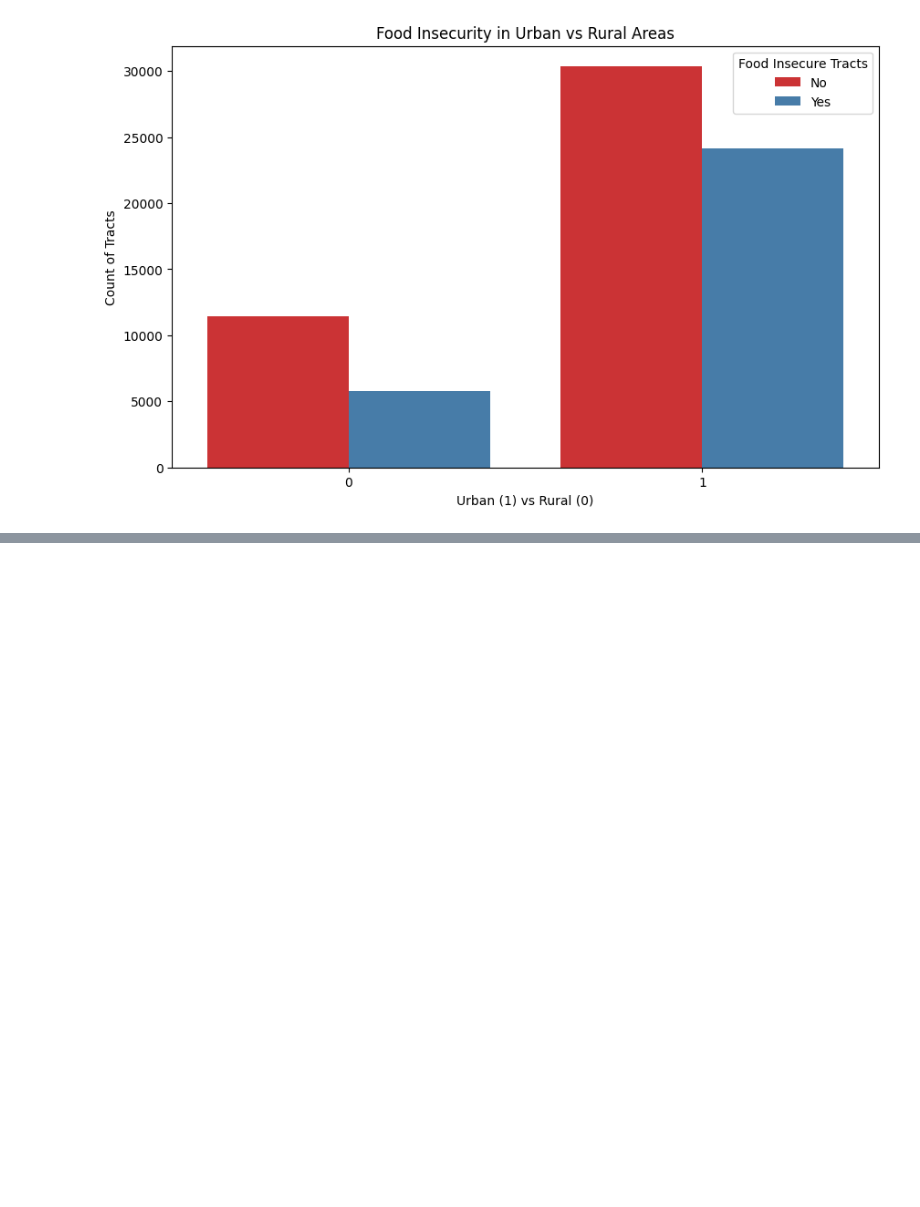
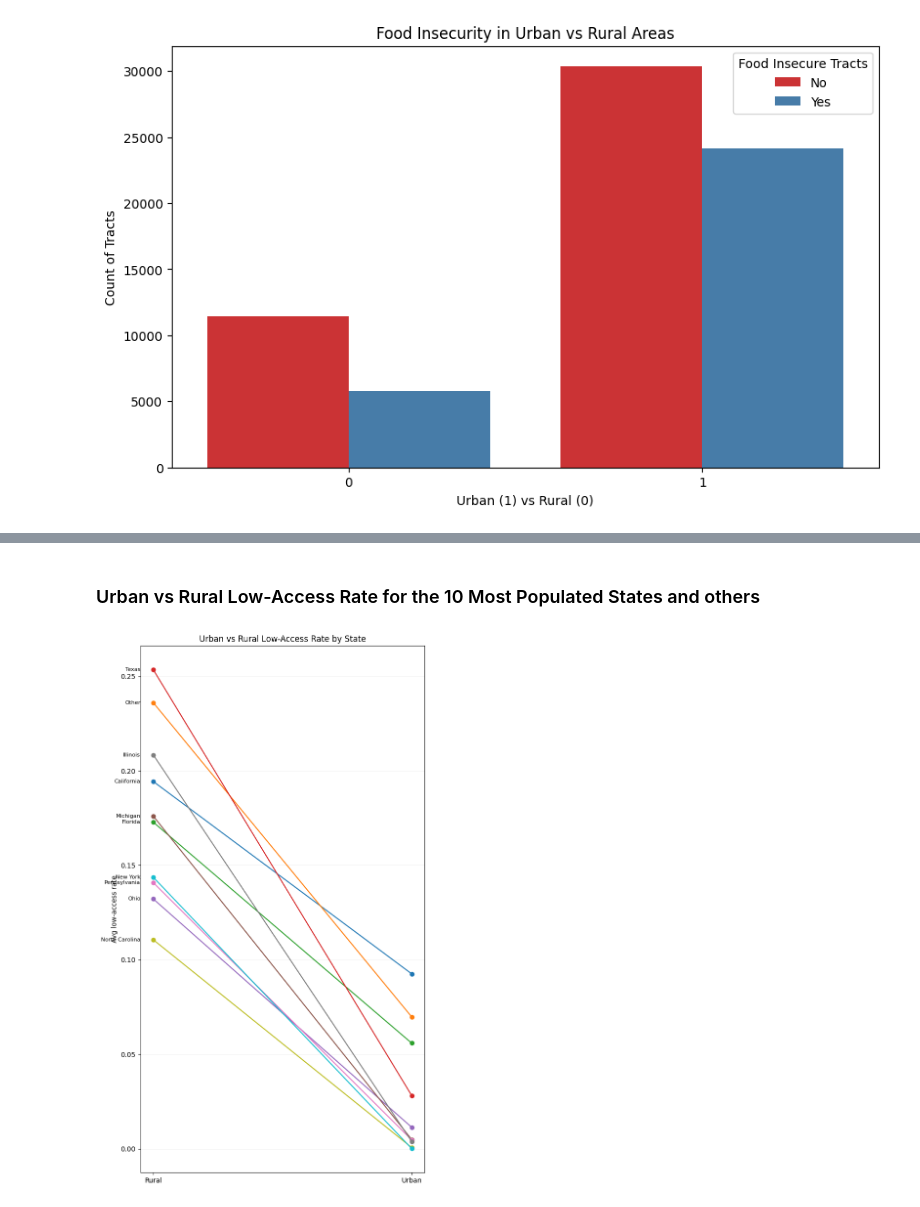
Before and after one commit to manzoanttrinidad/ITCS_3162_Project1, a Jupyter notebook: project1.ipynb, the cells around one changed output, grey strips where cells are left out. Saved outputs shown, nothing was run; the diff lists cells and outputs as text; code cells hidden in the pictures; blank space fills up the shorter version.

```diff
--- a/project1.ipynb
+++ b/project1.ipynb
@@ -244,0 +135,19 @@ plt.show()
+# %% [markdown]
+### Urban vs Rural Low-Access Rate for the 10 Most Populated States and others
+# %%
+#Grouping by state and urban/rural, then average low-access rate
+by = final_atlas_df.groupby(['top10States','Urban'], as_index=False)['lowacc_rate'].mean()
+wide = by.pivot(index='top10States', columns='Urban', values='lowacc_rate').rename(columns={0:'Rural',1:'Urban'}).dropna()
+
+plt.figure(figsize=(7.5,14))
+for i,(st,row) in enumerate(wide.sort_values('Urban', ascending=False).iterrows()):
+    plt.plot([0,1],[row['Rural'], row['Urban']], marker='o')
+    plt.text(-0.05, row['Rural'], st, ha='right', va='center', fontsize=8)
+
+plt.xticks([0,1], ['Rural','Urban'])
+plt.ylabel('Avg low-access rate')
+plt.title('Urban vs Rural Low-Access Rate by State')
+plt.grid(axis='y', alpha=.2)
+plt.show()
+# %% [output]
+[figure, added]
```
Also changed, not shown: parts of 46 cells of this notebook.
